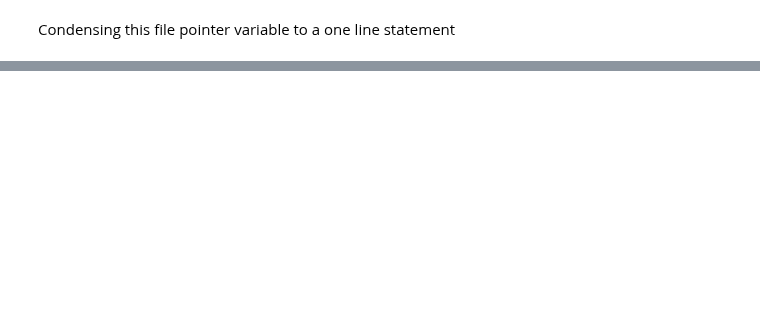
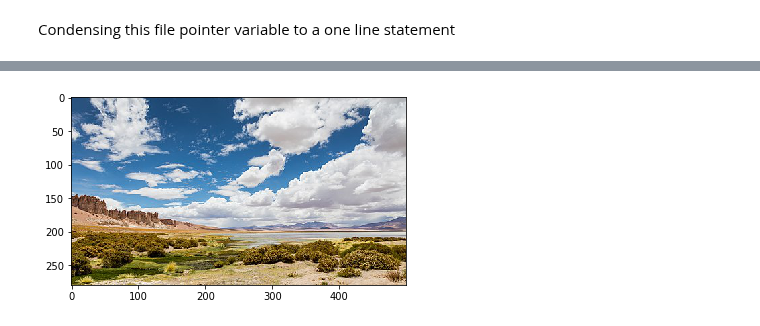
Before and after one commit to lynstanford/Python-for-Data-Science-for-Dummies-2, a Jupyter notebook: P4DS4D2.ipynb, the cells around one changed output, grey strips where cells are left out. Saved outputs shown, nothing was run; the diff lists cells and outputs as text; code cells hidden in the pictures; blank space fills up the shorter version.

```diff
--- a/P4DS4D2.ipynb
+++ b/P4DS4D2.ipynb
@@ -92,0 +182,12 @@ trig_values = pd.read_excel("Values.xls", 'Sheet1', index_col=None, na_values=['
+# %%
+from skimage.io import imread
+from skimage.transform import resize
+from matplotlib import pyplot as plt
+import matplotlib.cm as cm
+
+example_pic = ('atacama_desert.jfif')
+image = imread(example_pic, as_gray=False)
+plt.imshow(image, cmap=cm.summer)
+plt.show()
+# %% [output]
+[figure, added]
```
Also changed, not shown: parts of 26 cells of this notebook, 1 other file.
